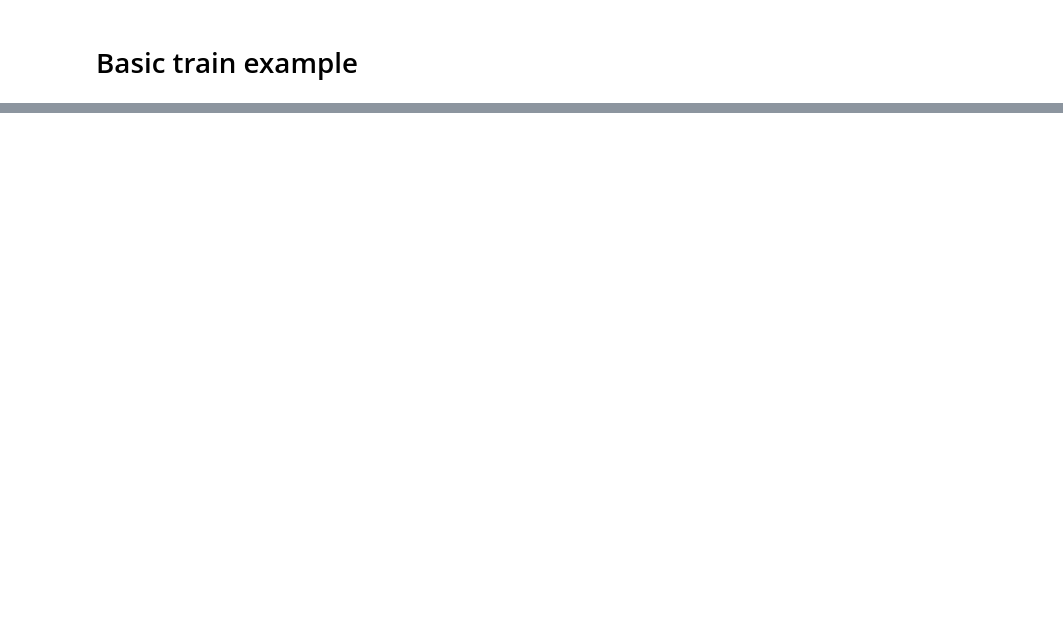
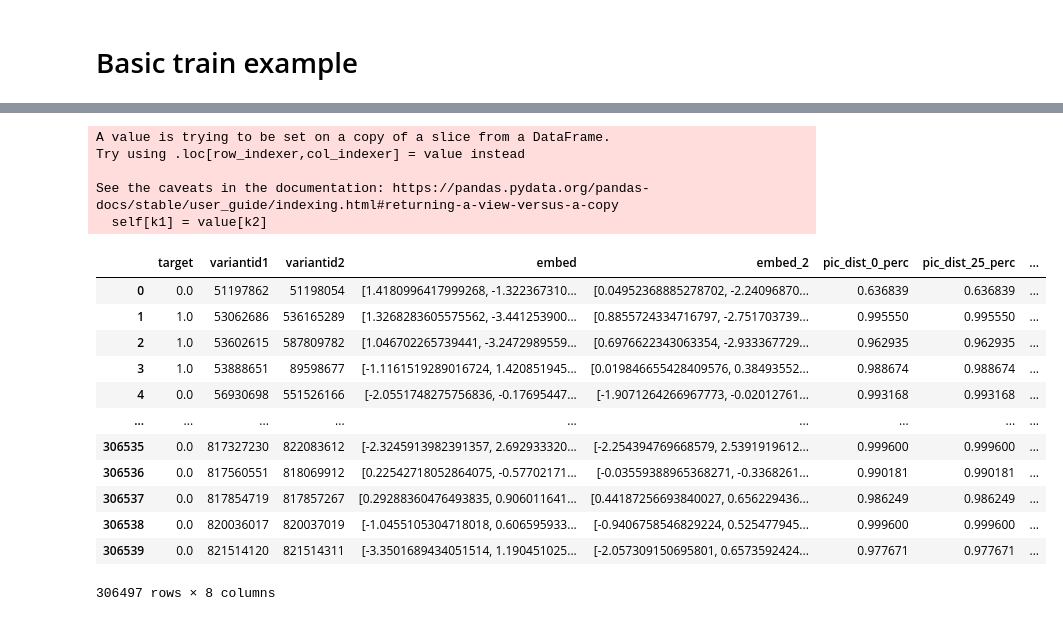
Before and after one commit to CopylaCopy/Ozon_marketplace, a Jupyter notebook: ozon_zozon.ipynb, the cells around one changed output, grey strips where cells are left out. Cells and saved outputs as stored; diff of their text form; code cells hidden in the pictures; blank space fills up the shorter version.

```diff
--- a/ozon_zozon.ipynb
+++ b/ozon_zozon.ipynb
@@ -350,0 +315,4 @@ for epoch in tqdm(range(num_epochs)):
+# %%
+classif = classif.merge(embed, left_on = 'variantid2', right_on='variant', how = 'left', suffixes = ['', '_2'])
+# %%
+classif.drop(['variant', 'variant_2'],axis = 1, inplace = True)
@@ -350,0 +335,55 @@ for epoch in tqdm(range(num_epochs)):
+# %%
+from sklearn.metrics.pairwise import cosine_similarity
+def get_pic_features(main_pic_embeddings_1,
+                     main_pic_embeddings_2,
+                     percentiles):
+    """Calculate distances percentiles for
+    pairwise pic distances. Percentiles are useful
+    when product has several pictures.
+    """
+
+    if main_pic_embeddings_1 is not None and main_pic_embeddings_2 is not None:
+        dist_m = cosine_similarity(
+            np.array(main_pic_embeddings_1)[None, ...], np.array(main_pic_embeddings_2)[None, ...]
+        )
+    else:
+        dist_m = np.array([[-1]])
+
+    pair_features = []
+    pair_features += np.percentile(dist_m, percentiles).tolist()
+
+    return pair_features
+# %%
+from functools import partial
+classif = classif.dropna()
+get_pic_features_func = partial(
+    get_pic_features,
+    percentiles=[0, 25, 50]
+)
+classif[["pic_dist_0_perc", "pic_dist_25_perc", "pic_dist_50_perc"]] = (
+    classif[["embed", "embed_2"]].apply(
+        lambda x: pd.Series(get_pic_features_func(*x)), axis=1
+    )
+)
+# %% [output]
+A value is trying to be set on a copy of a slice from a DataFrame.
+Try using .loc[row_indexer,col_indexer] = value instead
+
+See the caveats in the documentation: https://pandas.pydata.org/pandas-docs/stable/user_guide/indexing.html#returning-a-view-versus-a-copy
+  self[k1] = value[k2]
+# %%
+classif
+# %% [output]
+|  | target | variantid1 | variantid2 | embed | embed_2 | pic_dist_0_perc | pic_dist_25_perc | ... |
+| 0 | 0.0 | 51197862 | 51198054 | [1.4180996417999268, -1.322367310... | [0.04952368885278702, -2.24096870... | 0.636839 | 0.636839 | ... |
+| 1 | 1.0 | 53062686 | 536165289 | [1.3268283605575562, -3.441253900... | [0.8855724334716797, -2.751703739... | 0.995550 | 0.995550 | ... |
+| 2 | 1.0 | 53602615 | 587809782 | [1.046702265739441, -3.2472989559... | [0.6976622343063354, -2.933367729... | 0.962935 | 0.962935 | ... |
+| 3 | 1.0 | 53888651 | 89598677 | [-1.1161519289016724, 1.420851945... | [0.019846655428409576, 0.38493552... | 0.988674 | 0.988674 | ... |
+| 4 | 0.0 | 56930698 | 551526166 | [-2.0551748275756836, -0.17695447... | [-1.9071264266967773, -0.02012761... | 0.993168 | 0.993168 | ... |
+| ... | ... | ... | ... | ... | ... | ... | ... | ... |
+| 306535 | 0.0 | 817327230 | 822083612 | [-2.3245913982391357, 2.692933320... | [-2.254394769668579, 2.5391919612... | 0.999600 | 0.999600 | ... |
+| 306536 | 0.0 | 817560551 | 818069912 | [0.22542718052864075, -0.57702171... | [-0.03559388965368271, -0.3368261... | 0.990181 | 0.990181 | ... |
+| 306537 | 0.0 | 817854719 | 817857267 | [0.29288360476493835, 0.906011641... | [0.44187256693840027, 0.656229436... | 0.986249 | 0.986249 | ... |
+| 306538 | 0.0 | 820036017 | 820037019 | [-1.0455105304718018, 0.606595933... | [-0.9406758546829224, 0.525477945... | 0.999600 | 0.999600 | ... |
+| 306539 | 0.0 | 821514120 | 821514311 | [-3.3501689434051514, 1.190451025... | [-2.057309150695801, 0.6573592424... | 0.977671 | 0.977671 | ... |
+306497 rows × 8 columns
```
Also changed, not shown: parts of 38 cells of this notebook.
